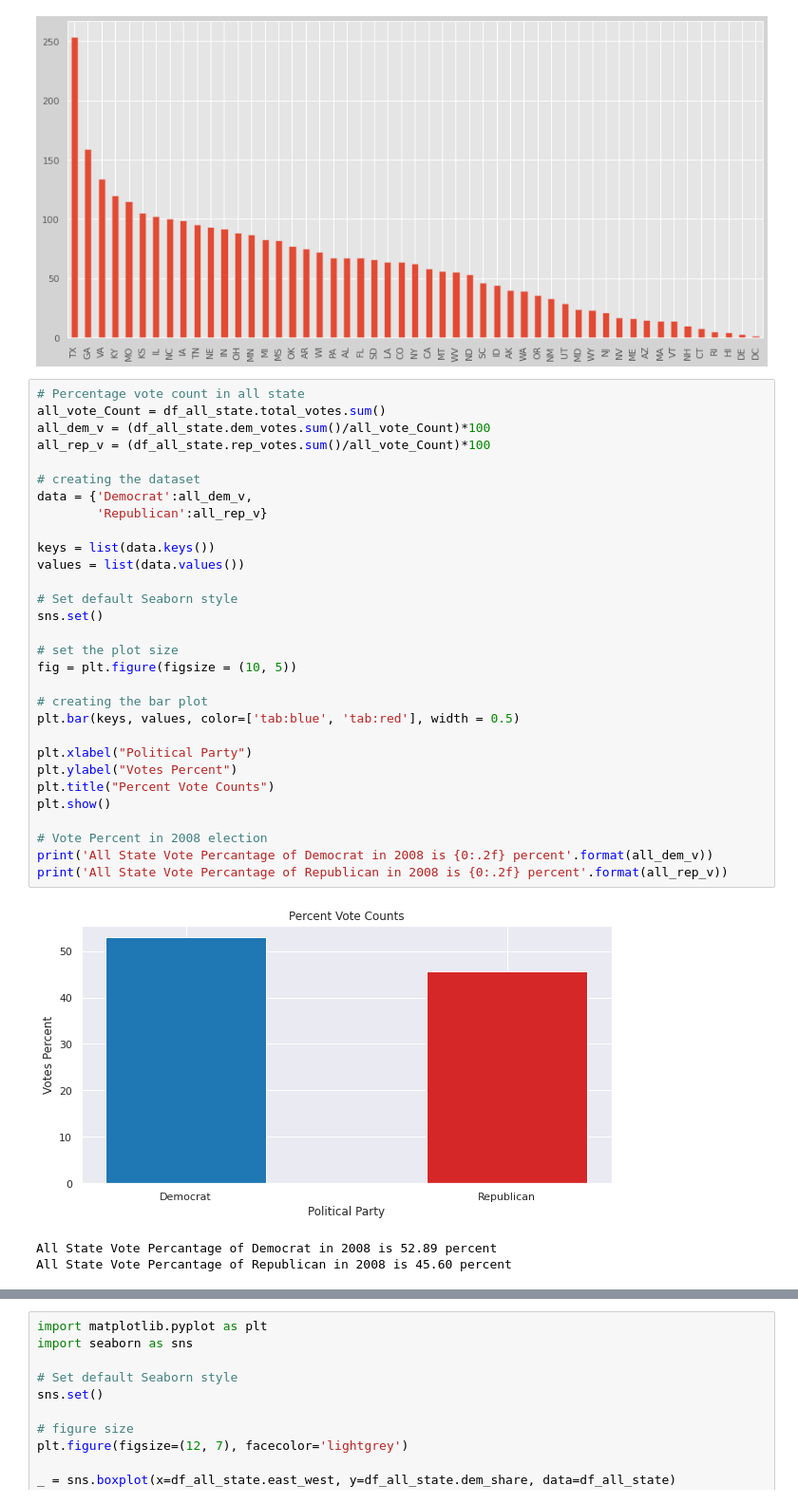
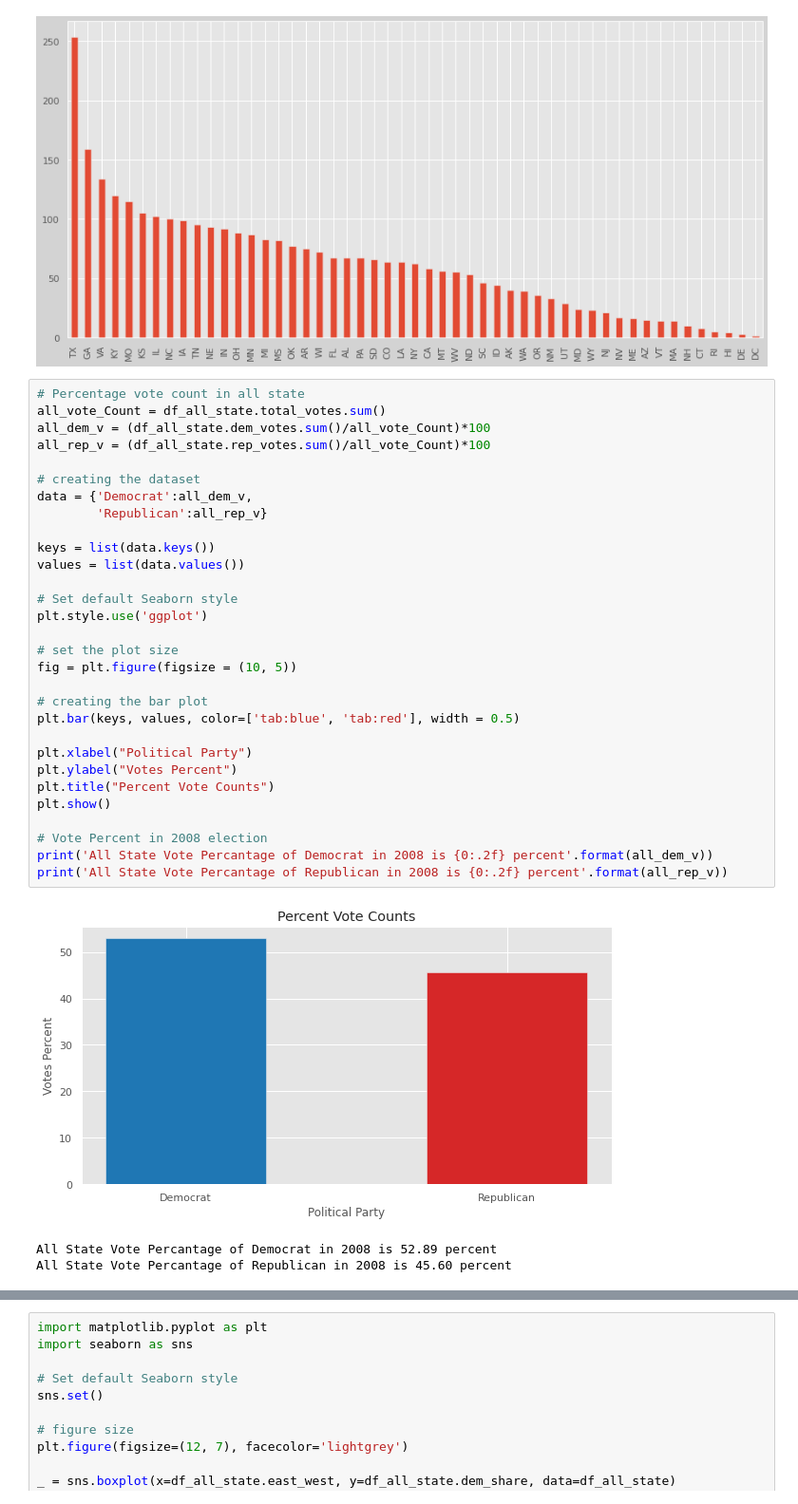
Before and after one commit to mohd-faizy/CAREER-TRACK-Data-Scientist-with-Python, a Jupyter notebook: 01_Graphical_EDA_US_ElectionData.ipynb, the cells around one changed output, grey strips where cells are left out. Shown at 95% size. Drawn from its saved outputs; the diff is of its cells as text.

```diff
--- a/01_Graphical_EDA_US_ElectionData.ipynb
+++ b/01_Graphical_EDA_US_ElectionData.ipynb
@@ -739,34 +739,34 @@ df_all_state.state.value_counts().plot(kind='bar')
 # %%
 # Percentage vote count in all state
 all_vote_Count = df_all_state.total_votes.sum()
 all_dem_v = (df_all_state.dem_votes.sum()/all_vote_Count)*100
 all_rep_v = (df_all_state.rep_votes.sum()/all_vote_Count)*100
 
 # creating the dataset
 data = {'Democrat':all_dem_v,
         'Republican':all_rep_v}
 
 keys = list(data.keys())
 values = list(data.values())
 
 # Set default Seaborn style
-sns.set()
+plt.style.use('ggplot')
 
 # set the plot size
 fig = plt.figure(figsize = (10, 5))
 
 # creating the bar plot
 plt.bar(keys, values, color=['tab:blue', 'tab:red'], width = 0.5)
 
 plt.xlabel("Political Party")
 plt.ylabel("Votes Percent")
 plt.title("Percent Vote Counts")
 plt.show()
 
 # Vote Percent in 2008 election
 print('All State Vote Percantage of Democrat in 2008 is {0:.2f} percent'.format(all_dem_v))
 print('All State Vote Percantage of Republican in 2008 is {0:.2f} percent'.format(all_rep_v))
 # %% [output]
-[figure, old version]
+[figure, new version]
 All State Vote Percantage of Democrat in 2008 is 52.89 percent
 All State Vote Percantage of Republican in 2008 is 45.60 percent
```
Also changed, not shown: parts of 7 cells of this notebook.
